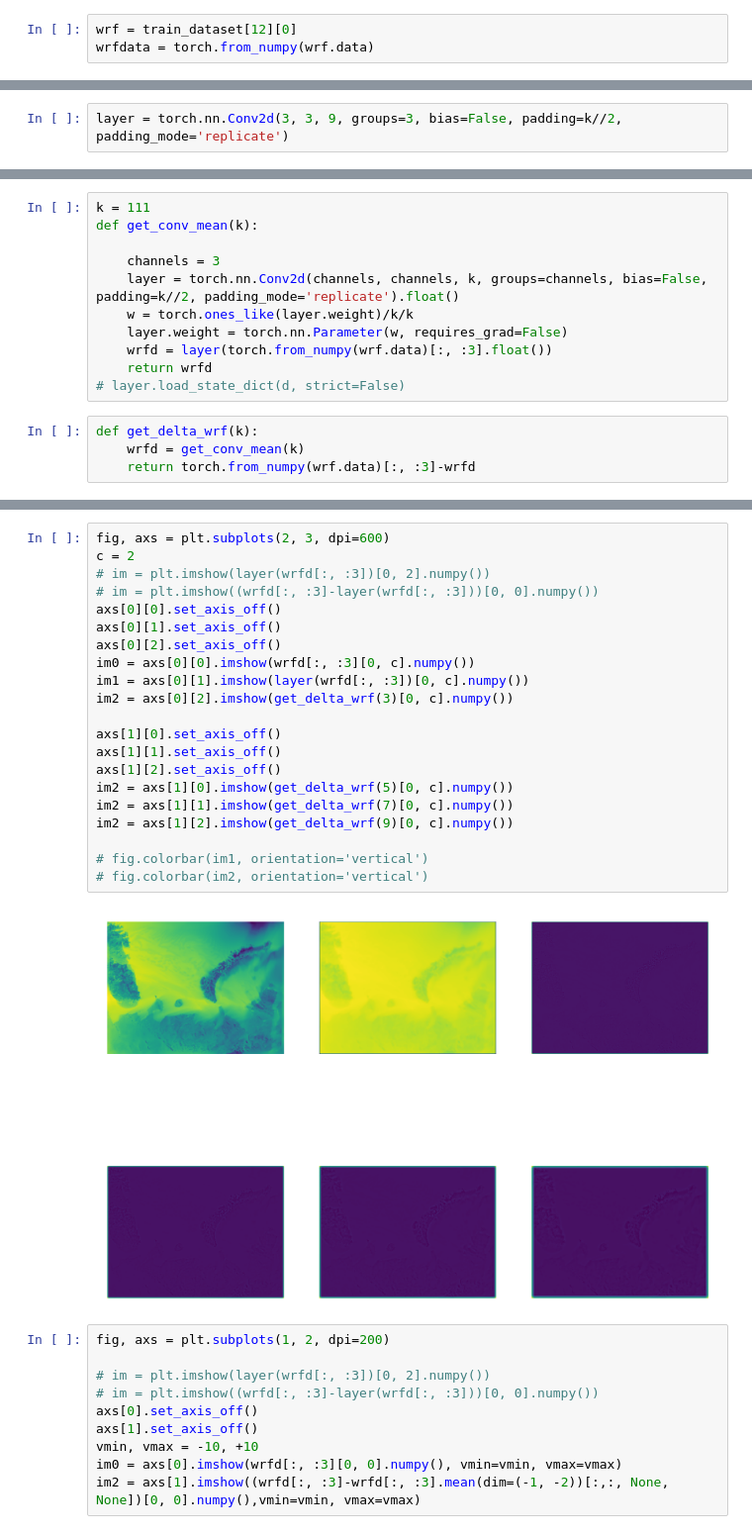
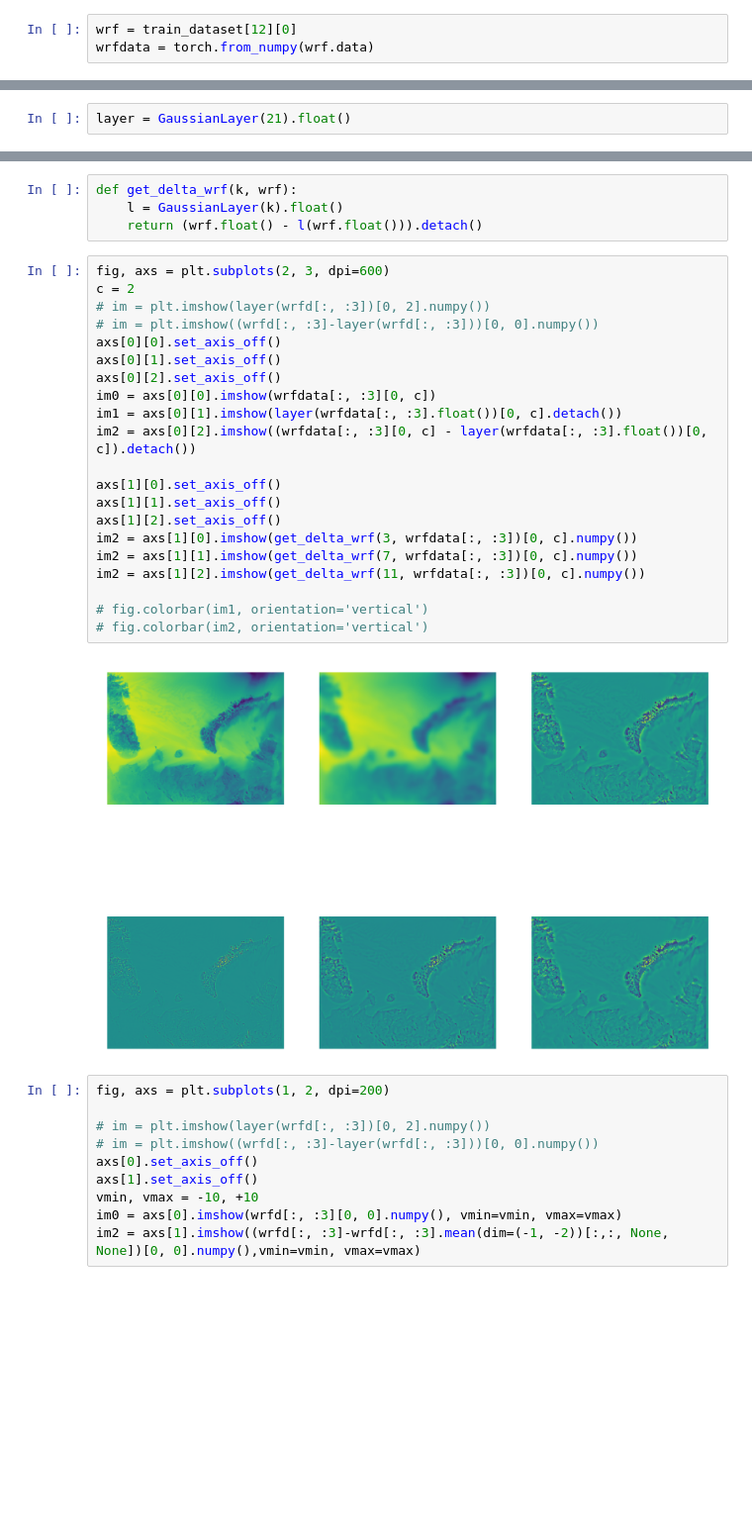
Before and after one commit to golikovva/WRFCorrection, a Jupyter notebook: debug_dataloader.ipynb, the cells around one changed output, grey strips where cells are left out. Shown at 99% size. Saved outputs shown, nothing was run; the diff lists cells and outputs as text; blank space fills up the shorter version.

```diff
--- a/debug_dataloader.ipynb
+++ b/debug_dataloader.ipynb
@@ -68,3 +91,3 @@ wrfdata = torch.from_numpy(wrf.data)
 # %%
-layer = torch.nn.Conv2d(3, 3, 9, groups=3, bias=False, padding=k//2, padding_mode='replicate')
+layer = GaussianLayer(21).float()
 # %%
@@ -74,15 +96,0 @@ torch.Size([3, 1, 9, 9])
-# %%
-k = 111
-def get_conv_mean(k):
-
-    channels = 3
-    layer = torch.nn.Conv2d(channels, channels, k, groups=channels, bias=False, padding=k//2, padding_mode='replicate').float()
-    w = torch.ones_like(layer.weight)/k/k
-    layer.weight = torch.nn.Parameter(w, requires_grad=False)
-    wrfd = layer(torch.from_numpy(wrf.data)[:, :3].float())
-    return wrfd
-# layer.load_state_dict(d, strict=False)
-# %%
-def get_delta_wrf(k):
-    wrfd = get_conv_mean(k)
-    return torch.from_numpy(wrf.data)[:, :3]-wrfd
@@ -95,26 +101,30 @@ plt.colorbar(im, orientation='vertical')
+# %%
+def get_delta_wrf(k, wrf):
+    l = GaussianLayer(k).float()
+    return (wrf.float() - l(wrf.float())).detach()
 # %%
 fig, axs = plt.subplots(2, 3, dpi=600)
 c = 2
 # im = plt.imshow(layer(wrfd[:, :3])[0, 2].numpy())
 # im = plt.imshow((wrfd[:, :3]-layer(wrfd[:, :3]))[0, 0].numpy())
 axs[0][0].set_axis_off()
 axs[0][1].set_axis_off()
 axs[0][2].set_axis_off()
-im0 = axs[0][0].imshow(wrfd[:, :3][0, c].numpy())
-im1 = axs[0][1].imshow(layer(wrfd[:, :3])[0, c].numpy())
-im2 = axs[0][2].imshow(get_delta_wrf(3)[0, c].numpy())
+im0 = axs[0][0].imshow(wrfdata[:, :3][0, c])
+im1 = axs[0][1].imshow(layer(wrfdata[:, :3].float())[0, c].detach())
+im2 = axs[0][2].imshow((wrfdata[:, :3][0, c] - layer(wrfdata[:, :3].float())[0, c]).detach())
 
 axs[1][0].set_axis_off()
 axs[1][1].set_axis_off()
 axs[1][2].set_axis_off()
-im2 = axs[1][0].imshow(get_delta_wrf(5)[0, c].numpy())
-im2 = axs[1][1].imshow(get_delta_wrf(7)[0, c].numpy())
-im2 = axs[1][2].imshow(get_delta_wrf(9)[0, c].numpy())
+im2 = axs[1][0].imshow(get_delta_wrf(3, wrfdata[:, :3])[0, c].numpy())
+im2 = axs[1][1].imshow(get_delta_wrf(7, wrfdata[:, :3])[0, c].numpy())
+im2 = axs[1][2].imshow(get_delta_wrf(11, wrfdata[:, :3])[0, c].numpy())
 
 # fig.colorbar(im1, orientation='vertical')
 # fig.colorbar(im2, orientation='vertical')
 # %% [output]
-[figure, old version]
+[figure, new version]
 # %%
 fig, axs = plt.subplots(1, 2, dpi=200)
 
```
Also changed, not shown: parts of 8 cells of this notebook, 20 other files.
